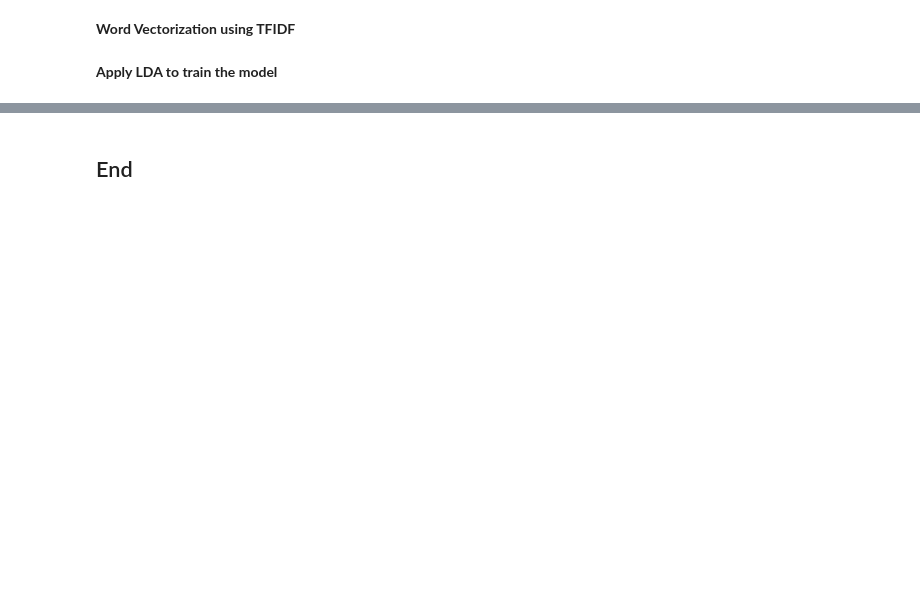
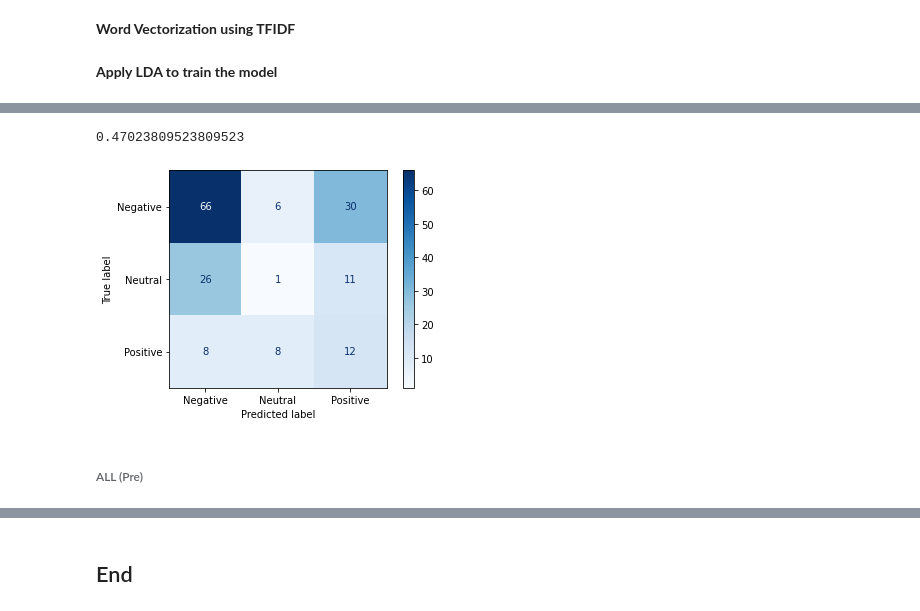
Before and after one commit to cotymcy/Sam-Kwong-Cykes, a Jupyter notebook: FB_Bank_DataCleaning.ipynb, the cells around one changed output, grey strips where cells are left out. Drawn from its saved outputs; the diff is of its cells as text; code cells hidden in the pictures; blank space fills up the shorter version.

```diff
--- a/FB_Bank_DataCleaning.ipynb
+++ b/FB_Bank_DataCleaning.ipynb
@@ -521,0 +683,10 @@ pyLDAvis.save_html(p, f'Test_LDA_TopicModelling/LDA_{bank_abbev}_{dt_now}.html')
+# %%
+y_true = test_all.sentiment.values
+y_pred = test_all.senti_pretrain.values
+
+evaluation_NLP(y_true, y_pred)
+# %% [output]
+0.47023809523809523
+[figure, added]
+# %% [markdown]
+###### ALL (Pre)
```
Also changed, not shown: parts of 153 cells of this notebook, 2 other files.
